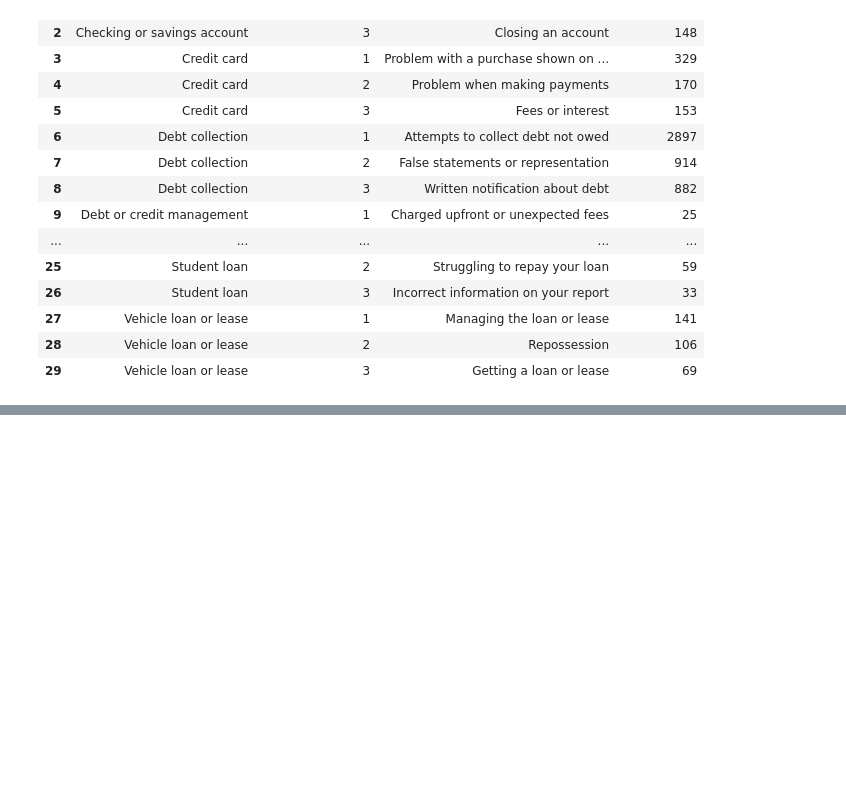
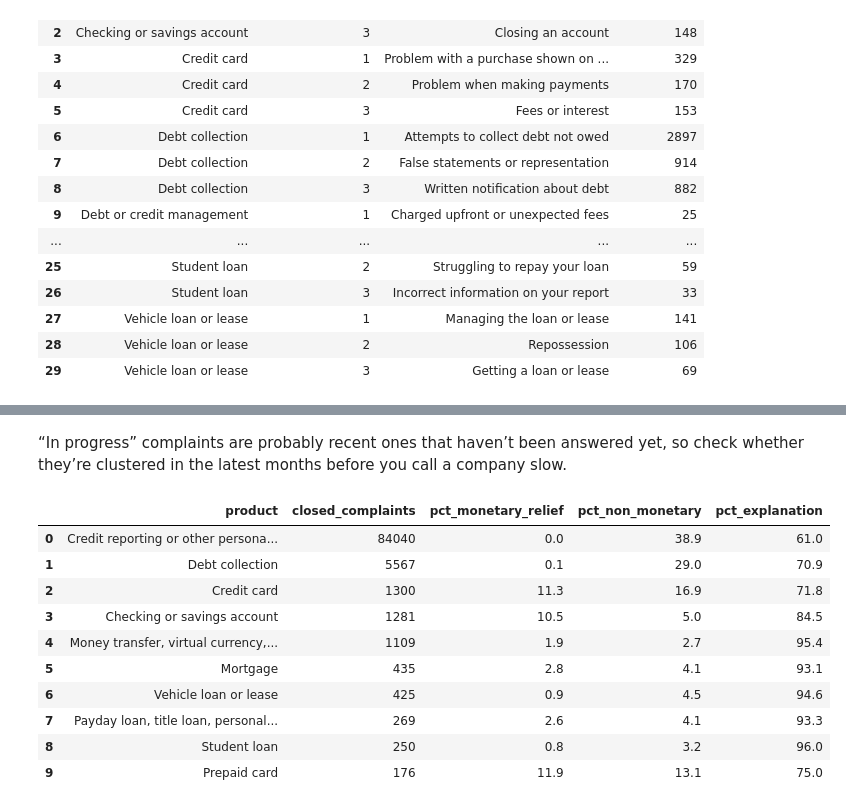
Before and after one commit to KrishnajaKottam/cfpb-complaints-analysis, a Jupyter notebook: notebooks/04_analysis.ipynb, the cells around one changed output, grey strips where cells are left out. Drawn from its saved outputs; the diff is of its cells as text; code cells hidden in the pictures; blank space fills up the shorter version.

Commit message:
Add company, outcome and area analysis

```diff
--- a/notebooks/04_analysis.ipynb
+++ b/notebooks/04_analysis.ipynb
@@ -134,0 +184,28 @@ con.execute("""
+# %% [markdown]
+“In progress” complaints are probably recent ones that haven’t been answered yet, so check whether they’re clustered in the latest months before you call a company slow.
+# %%
+#How do outcomes differ by product?
+con.execute("""
+    SELECT product,
+           COUNT(*) AS closed_complaints,
+           ROUND(SUM(CASE WHEN company_response_to_consumer = 'Closed with monetary relief' THEN 1 ELSE 0 END) * 100.0 / COUNT(*), 1) AS pct_monetary_relief,
+           ROUND(SUM(CASE WHEN company_response_to_consumer = 'Closed with non-monetary relief' THEN 1 ELSE 0 END) * 100.0 / COUNT(*), 1) AS pct_non_monetary,
+           ROUND(SUM(CASE WHEN company_response_to_consumer = 'Closed with explanation' THEN 1 ELSE 0 END) * 100.0 / COUNT(*), 1) AS pct_explanation
+    FROM complaints
+    WHERE company_response_to_consumer LIKE 'Closed%'
+    GROUP BY product
+    HAVING COUNT(*) >= 100
+    ORDER BY closed_complaints DESC
+""").df()
+# %% [output]
+|  | product | closed_complaints | pct_monetary_relief | pct_non_monetary | pct_explanation |
+| 0 | Credit reporting or other persona... | 84040 | 0.0 | 38.9 | 61.0 |
+| 1 | Debt collection | 5567 | 0.1 | 29.0 | 70.9 |
+| 2 | Credit card | 1300 | 11.3 | 16.9 | 71.8 |
+| 3 | Checking or savings account | 1281 | 10.5 | 5.0 | 84.5 |
+| 4 | Money transfer, virtual currency,... | 1109 | 1.9 | 2.7 | 95.4 |
+| 5 | Mortgage | 435 | 2.8 | 4.1 | 93.1 |
+| 6 | Vehicle loan or lease | 425 | 0.9 | 4.5 | 94.6 |
+| 7 | Payday loan, title loan, personal... | 269 | 2.6 | 4.1 | 93.3 |
+| 8 | Student loan | 250 | 0.8 | 3.2 | 96.0 |
+| 9 | Prepaid card | 176 | 11.9 | 13.1 | 75.0 |
```
Also changed, not shown: parts of 4 cells of this notebook, 1 other file.
